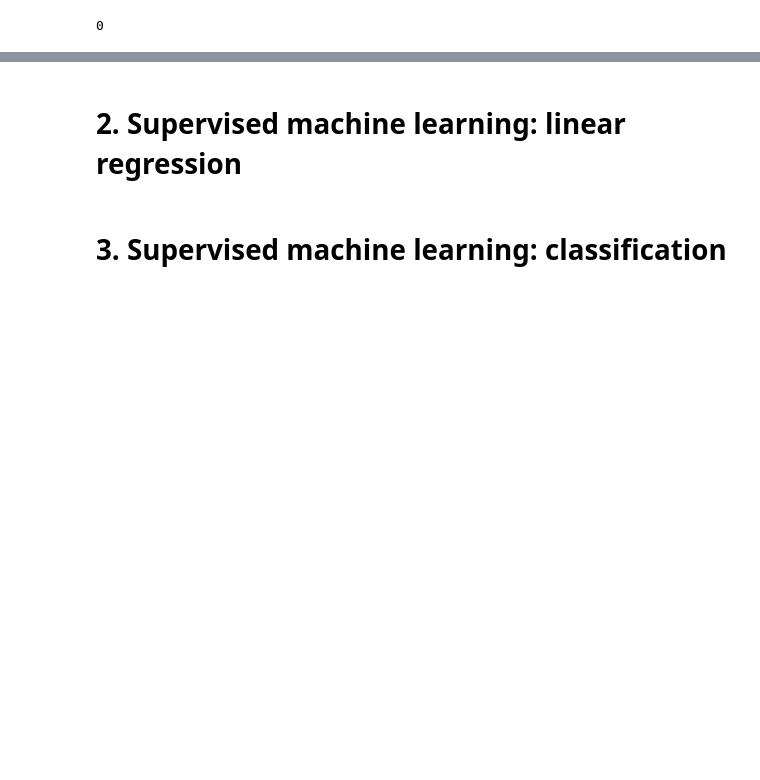
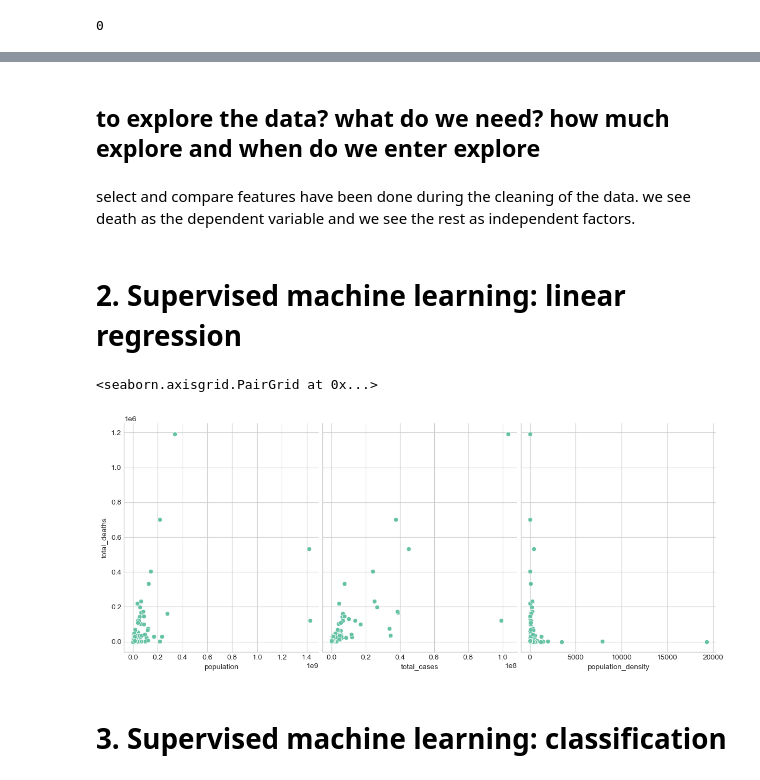
Before and after one commit to Juvenaawh/BI-Group7, a Jupyter notebook: MP3/Covid-MP3.ipynb, the cells around one changed output, grey strips where cells are left out. Saved outputs shown, nothing was run; the diff lists cells and outputs as text; code cells hidden in the pictures; blank space fills up the shorter version.

```diff
--- a/MP3/Covid-MP3.ipynb
+++ b/MP3/Covid-MP3.ipynb
@@ -372,5 +504,15 @@ df_covid_cleaned.duplicated().sum()
+# %% [markdown]
+## to explore the data? what do we need? how much explore and when do we enter explore
+# %% [markdown]
+select and compare features have been done during the cleaning of the data. we see death as the dependent variable and we see the rest as independent factors.
 # %% [markdown]
 # 2. Supervised machine learning: linear regression
+# %%
+# visualise the features and the response using scatterplots
+sns.pairplot(df_covid_cleaned, x_vars=['population', 'total_cases','population_density'], y_vars='total_deaths', height=5, aspect=0.8)
+# %% [output]
+<seaborn.axisgrid.PairGrid at 0x...>
+[figure, added]
 # %% [markdown]
 # 3. Supervised machine learning: classification
 # %% [markdown]
```
Also changed, not shown: parts of 25 cells of this notebook.
